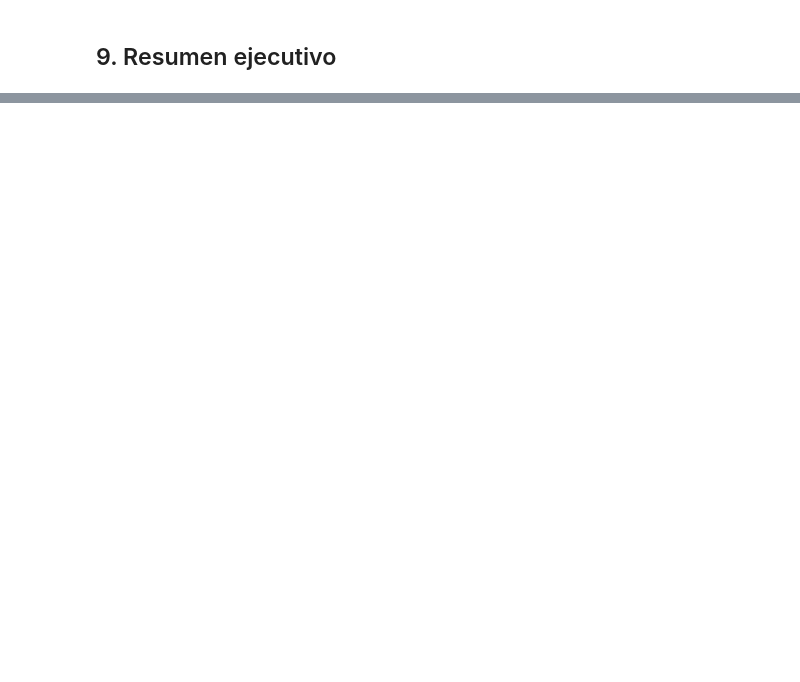
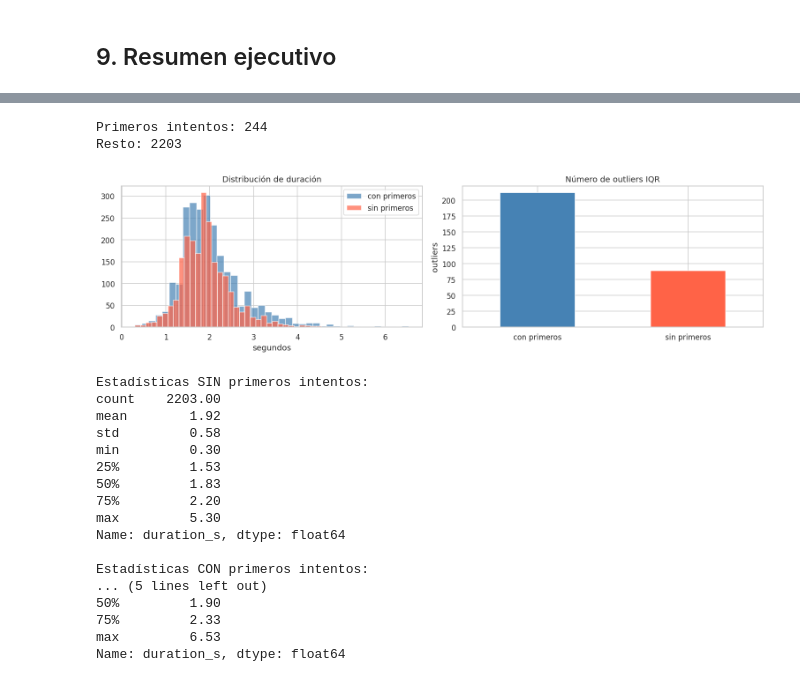
Before and after one commit to CompuPenguins/LSM_a_Esp, a Jupyter notebook: notebooks/eda_lsm_dataset.ipynb, the cells around one changed output, grey strips where cells are left out. Cells and saved outputs as stored; diff of their text form; code cells hidden in the pictures; blank space fills up the shorter version.

Commit message:
Analisis quitando al primer señador

```diff
--- a/notebooks/eda_lsm_dataset.ipynb
+++ b/notebooks/eda_lsm_dataset.ipynb
@@ -13,7 +13,7 @@ import seaborn as sns
 sns.set_theme(style='whitegrid', palette='muted')
 plt.rcParams['figure.dpi'] = 110
 
-PARQUET = 'lsm_dataset.parquet'  # <-- cambia si tu archivo tiene otro nombre
+PARQUET = '../corpus_LSM_esp/lsm_dataset.parquet'  # <-- cambia si tu archivo tiene otro nombre
 
 # ── helpers ──────────────────────────────────────────────────────────────────
 def load_kpts(b: bytes) -> np.ndarray:
@@ -311,9 +396,9 @@ df_out['outlier_iqr'] = (
     (df_out['duration_s'] > df_out['lim_sup'])
 )
 
-# Z-score por glosa
+# Z-score dentro de cada glosa
 df_out['zscore'] = df_out.groupby('glosa')['duration_s'].transform(
-    lambda x: (x - x.mean()) / x.std().clip(lower=1e-6)
+    lambda x: (x - x.mean()) / max(x.std(), 1e-6)
 )
 df_out['outlier_z3'] = df_out['zscore'].abs() > 3
 
@@ -440,0 +572,58 @@ print('='*55)
+# %%
+# Filtrar primeros intentos
+mask_primeros = df_out['intento'].str.startswith('01')
+print(f"Primeros intentos: {mask_primeros.sum()}")
+print(f"Resto: {(~mask_primeros).sum()}")
+
+df_sin_primeros = df_out[~mask_primeros].copy()
+
+# Comparar distribuciones
+fig, axes = plt.subplots(1, 2, figsize=(14, 4))
+
+df_out['duration_s'].hist(bins=40, ax=axes[0], color='steelblue',
+                           edgecolor='white', alpha=0.7, label='con primeros')
+df_sin_primeros['duration_s'].hist(bins=40, ax=axes[0], color='tomato',
+                                    edgecolor='white', alpha=0.7, label='sin primeros')
+axes[0].set_title('Distribución de duración')
+axes[0].set_xlabel('segundos')
+axes[0].legend()
+
+# Outliers antes vs después
+n_out_antes  = df_out['outlier_iqr'].sum()
+n_out_despues = df_sin_primeros['outlier_iqr'].sum()
+pd.Series({
+    'con primeros':  n_out_antes,
+    'sin primeros':  n_out_despues,
+}).plot(kind='bar', ax=axes[1], color=['steelblue', 'tomato'])
+axes[1].set_title('Número de outliers IQR')
+axes[1].set_ylabel('outliers')
+plt.xticks(rotation=0)
+
+plt.tight_layout()
+plt.show()
+
+print(f"\nEstadísticas SIN primeros intentos:")
+print(df_sin_primeros['duration_s'].describe().round(2))
+print(f"\nEstadísticas CON primeros intentos:")
+print(df_out['duration_s'].describe().round(2))
+# %% [output]
+Primeros intentos: 244
+Resto: 2203
+[figure, added]
+Estadísticas SIN primeros intentos:
+count    2203.00
+mean        1.92
+std         0.58
+min         0.30
+25%         1.53
+50%         1.83
+75%         2.20
+max         5.30
+Name: duration_s, dtype: float64
+
+Estadísticas CON primeros intentos:
+... (5 lines left out)
+50%         1.90
+75%         2.33
+max         6.53
+Name: duration_s, dtype: float64
```
Also changed, not shown: parts of 19 cells of this notebook.
